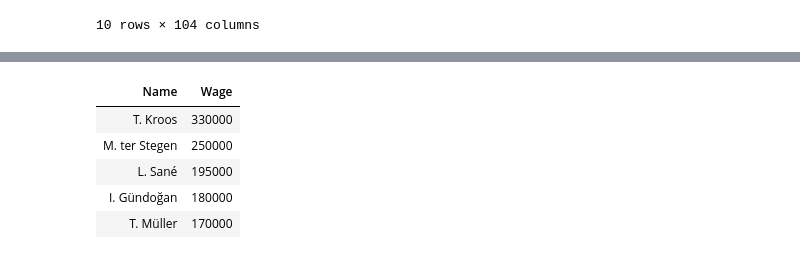
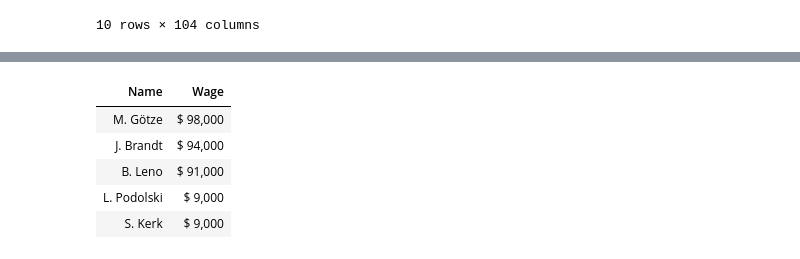
Before and after one commit to blwishom/JUMPlus, a Jupyter notebook: fifa_data_analysis/fifa_nb.ipynb, the cells around one changed output, grey strips where cells are left out. Cells and saved outputs as stored; diff of their text form; code cells hidden in the pictures.

```diff
--- a/fifa_data_analysis/fifa_nb.ipynb
+++ b/fifa_data_analysis/fifa_nb.ipynb
@@ -133,10 +134,11 @@ Germany
 # %%
-germany_top_5 = pd.DataFrame({'Name':germany['short_name'], 'Wage':germany['wage_eur']})
-germany_top_5.sort_values(by='Wage', ascending=False).head().style.hide()
+germany_top_5 = pd.DataFrame({'Name':germany['short_name'], 'Wage':germany['wage_eur'].map('$ {:,}'.format)})
+germany_top_5 = germany_top_5.sort_values(by='Wage', ascending=False)
+germany_top_5.head().style.hide()
 # %% [output]
 | Name | Wage |
-| T. Kroos | 330000 |
-| M. ter Stegen | 250000 |
-| L. Sané | 195000 |
-| I. Gündoğan | 180000 |
-| T. Müller | 170000 |
+| M. Götze | $ 98,000 |
+| J. Brandt | $ 94,000 |
+| B. Leno | $ 91,000 |
+| L. Podolski | $ 9,000 |
+| S. Kerk | $ 9,000 |
```
Also changed, not shown: parts of 9 cells of this notebook.
